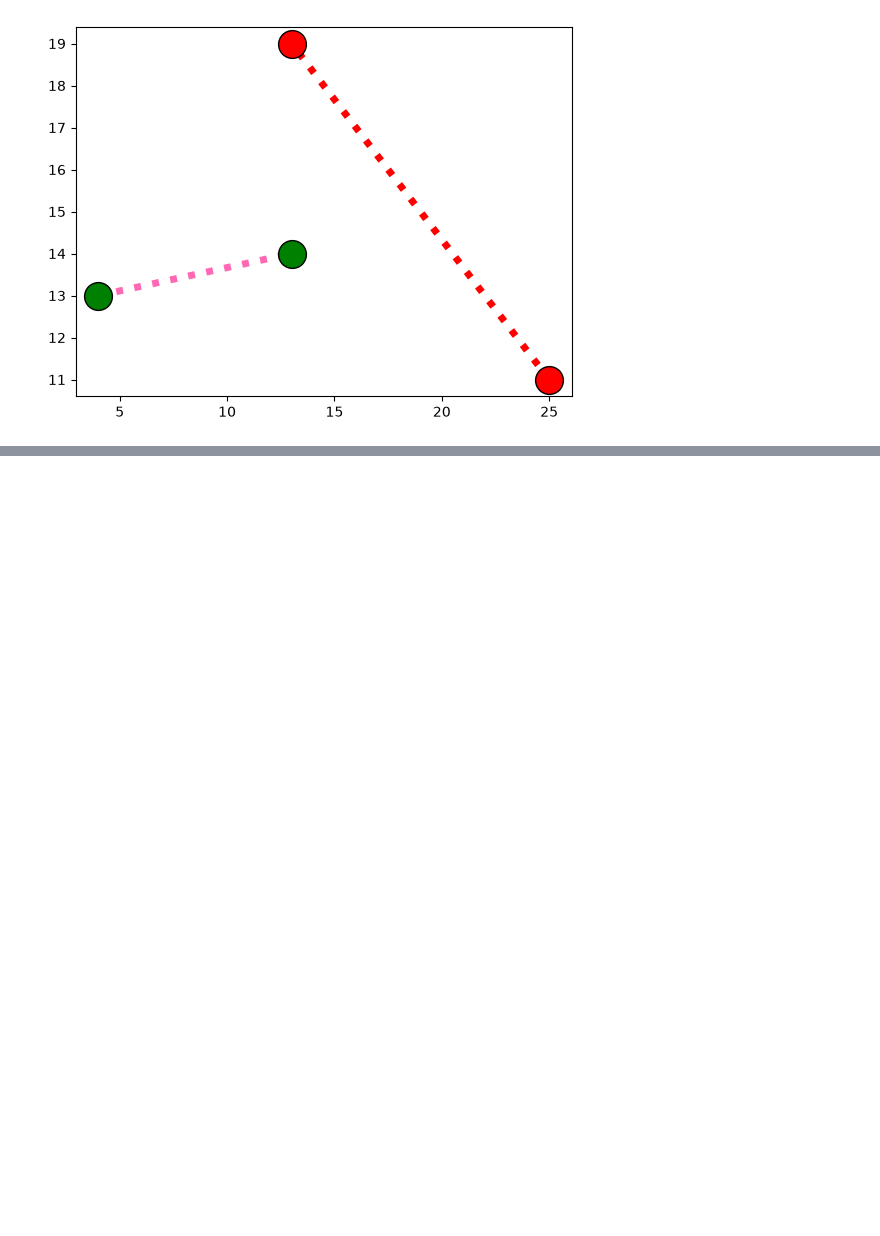
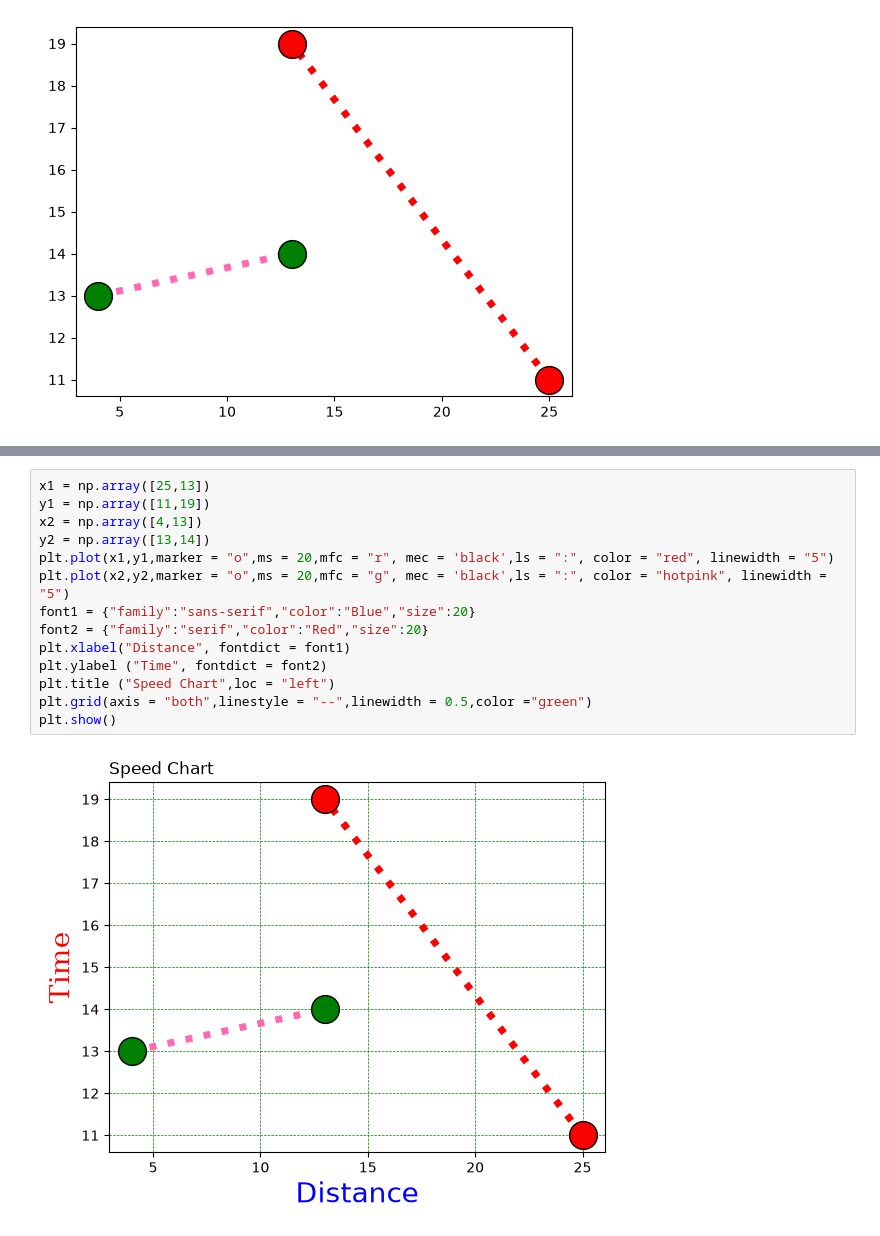
Before and after one commit to DikshantGr7/Ignite-Dikshant, a Jupyter notebook: Day9.ipynb, the cells around one changed output, grey strips where cells are left out. Saved outputs shown, nothing was run; the diff lists cells and outputs as text; blank space fills up the shorter version.

```diff
--- a/Day9.ipynb
+++ b/Day9.ipynb
@@ -41,0 +57,16 @@ plt.show()
+# %%
+x1 = np.array([25,13])
+y1 = np.array([11,19])
+x2 = np.array([4,13])
+y2 = np.array([13,14])
+plt.plot(x1,y1,marker = "o",ms = 20,mfc = "r", mec = 'black',ls = ":", color = "red", linewidth = "5")
+plt.plot(x2,y2,marker = "o",ms = 20,mfc = "g", mec = 'black',ls = ":", color = "hotpink", linewidth = "5")
+font1 = {"family":"sans-serif","color":"Blue","size":20}
+font2 = {"family":"serif","color":"Red","size":20}
+plt.xlabel("Distance", fontdict = font1)
+plt.ylabel ("Time", fontdict = font2)
+plt.title ("Speed Chart",loc = "left")
+plt.grid(axis = "both",linestyle = "--",linewidth = 0.5,color ="green")
+plt.show()
+# %% [output]
+[figure, added]
```
Also changed, not shown: parts of 6 cells of this notebook.
